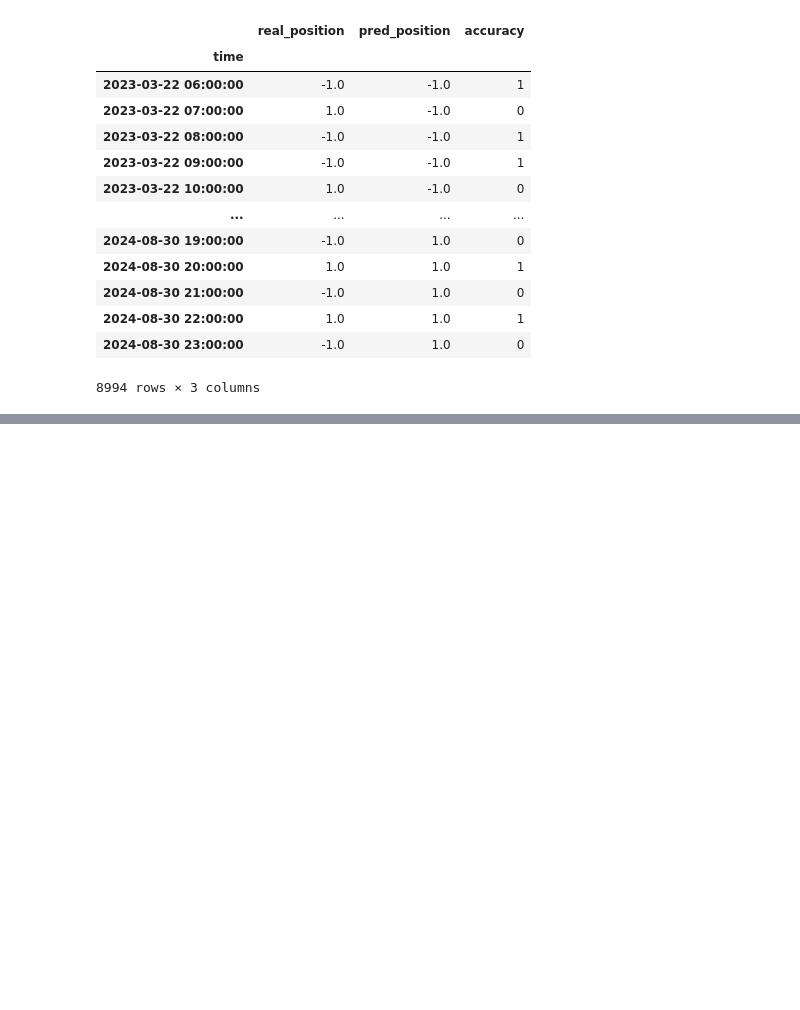
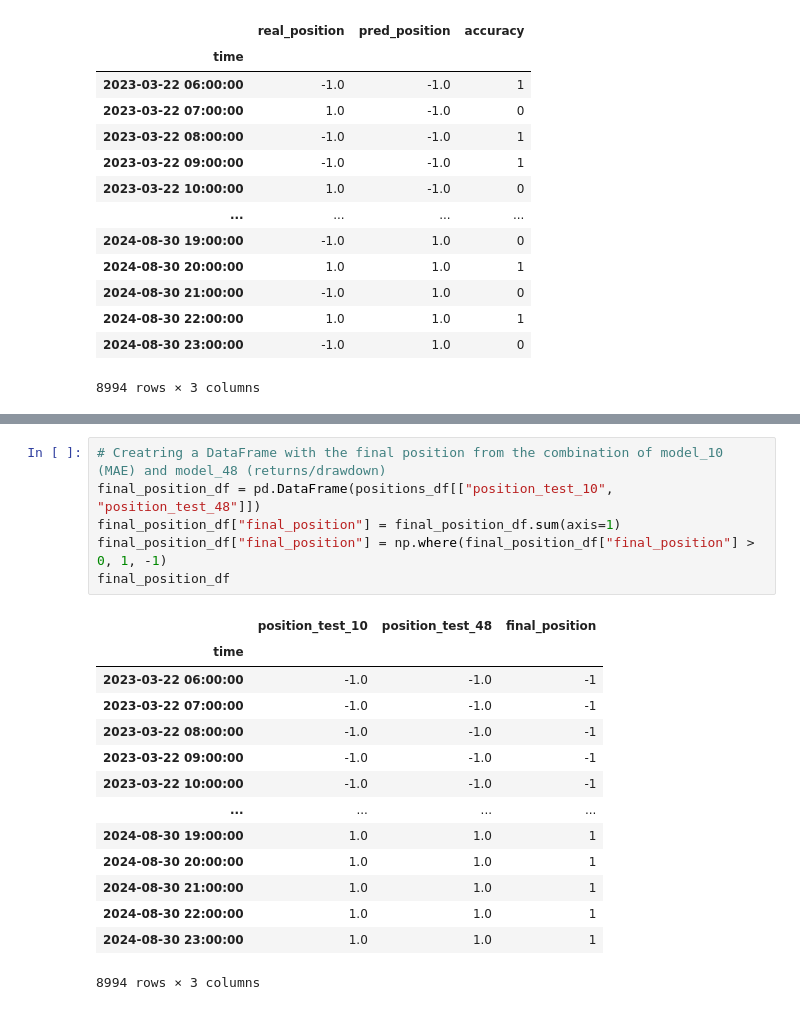
Before and after one commit to YarosInter/Time-Series-Dense-Neural-Network, a Jupyter notebook: Dense_Layer_Neural_Network.ipynb, the cells around one changed output, grey strips where cells are left out. Drawn from its saved outputs; the diff is of its cells as text; blank space fills up the shorter version.

```diff
--- a/Dense_Layer_Neural_Network.ipynb
+++ b/Dense_Layer_Neural_Network.ipynb
@@ -812,0 +842,21 @@ Model has an accuracy of: 51.10%
+# %%
+# Creatring a DataFrame with the final position from the combination of model_10 (MAE) and model_48 (returns/drawdown)
+final_position_df = pd.DataFrame(positions_df[["position_test_10", "position_test_48"]])
+final_position_df["final_position"] = final_position_df.sum(axis=1)
+final_position_df["final_position"] = np.where(final_position_df["final_position"] > 0, 1, -1)
+final_position_df
+# %% [output]
+|  | position_test_10 | position_test_48 | final_position |
+| time |  |  |  |
+| 2023-03-22 06:00:00 | -1.0 | -1.0 | -1 |
+| 2023-03-22 07:00:00 | -1.0 | -1.0 | -1 |
+| 2023-03-22 08:00:00 | -1.0 | -1.0 | -1 |
+| 2023-03-22 09:00:00 | -1.0 | -1.0 | -1 |
+| 2023-03-22 10:00:00 | -1.0 | -1.0 | -1 |
+| ... | ... | ... | ... |
+| 2024-08-30 19:00:00 | 1.0 | 1.0 | 1 |
+| 2024-08-30 20:00:00 | 1.0 | 1.0 | 1 |
+| 2024-08-30 21:00:00 | 1.0 | 1.0 | 1 |
+| 2024-08-30 22:00:00 | 1.0 | 1.0 | 1 |
+| 2024-08-30 23:00:00 | 1.0 | 1.0 | 1 |
+8994 rows × 3 columns
```
Also changed, not shown: parts of 16 cells of this notebook.
